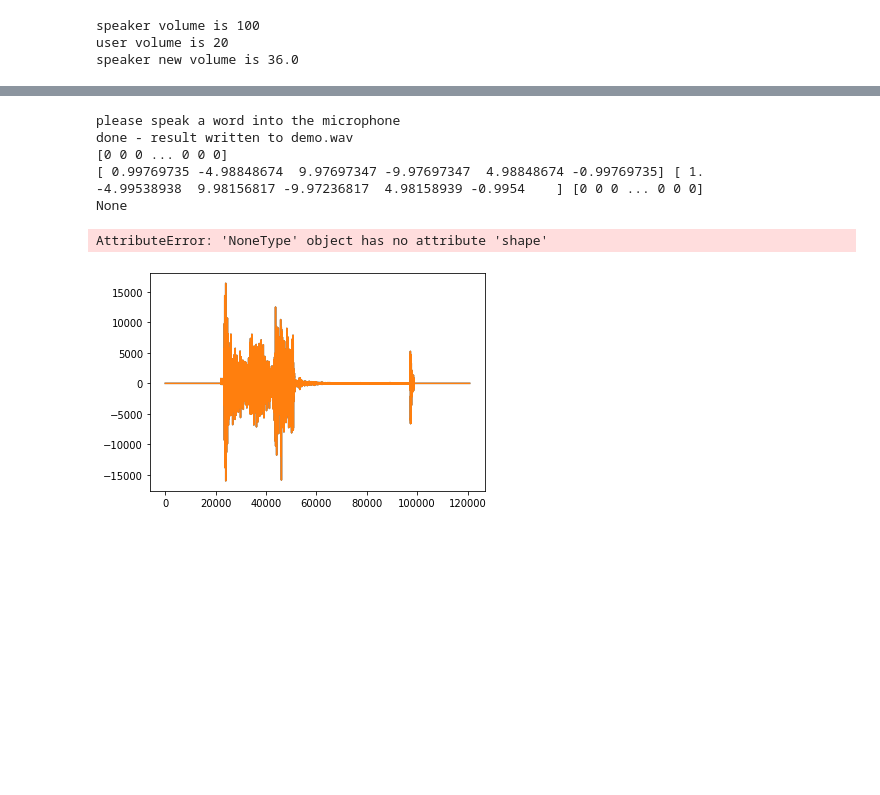
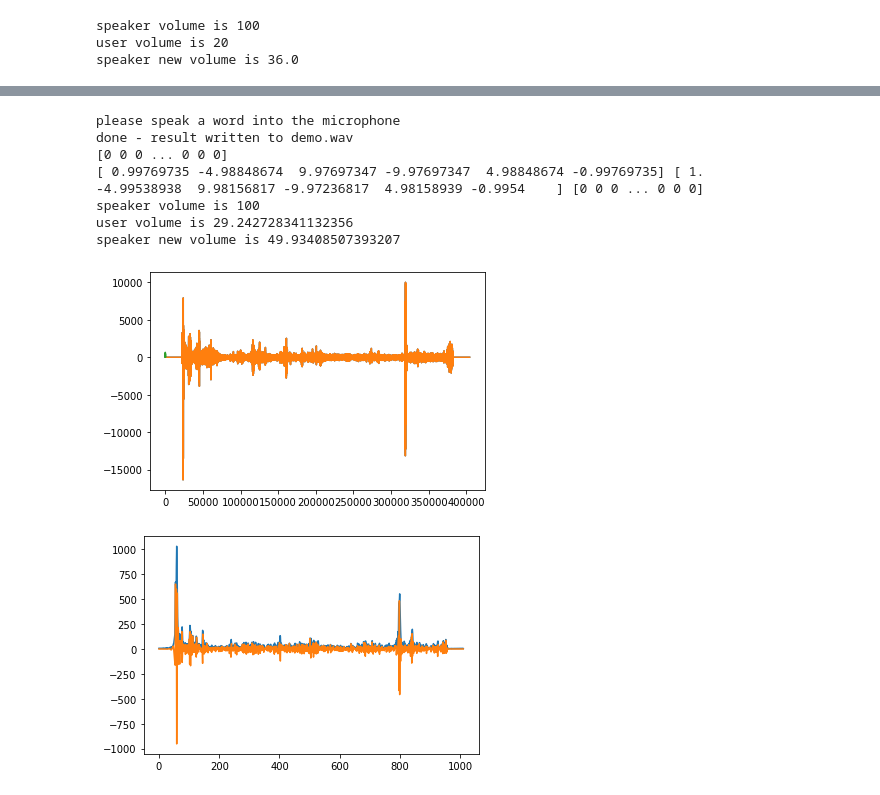
Before and after one commit to QuantumArjun/Emote-X, a Jupyter notebook: Loudness.ipynb, the cells around one changed output, grey strips where cells are left out. Saved outputs shown, nothing was run; the diff lists cells and outputs as text; code cells hidden in the pictures; blank space fills up the shorter version.

```diff
--- a/Loudness.ipynb
+++ b/Loudness.ipynb
@@ -228,6 +228,7 @@ def voice_input(voice_data):
     plt.plot(data)
     print(data)
     data = butter_highpass_filter(data, 10, fs)
+    return data
 
 def butter_highpass(cutoff, fs, order=5):
     nyq = 0.5 * fs
@@ -240,15 +241,17 @@ def butter_highpass_filter(data, cutoff, fs, order=5):
     print(b,a,data)
     y = signal.filtfilt(b, a, data)
     return y
-
+def remove_silence_from(amplitudes, threshold):
+    silenced = []
+    for x in amplitudes:
+        if x >= threshold:
+            silenced.append(x)
+    return silenced
 def get_loudness_stats(data):
     divided_data = data
-    print(divided_data)
-    print()
     # Average data to step size
     avg_step = 400
-    avg_data = np.mean(divided_data[:(len(divided_data.shape)//avg_step)*avg_step].reshape(-1,avg_step), axis=1)
-
+    avg_data = np.mean(divided_data[:(len(divided_data)//avg_step)*avg_step].reshape(-1,avg_step), axis=1)
     #apply envelope
     hilbert_transformed = np.abs(scipy.signal.hilbert(avg_data))
 
@@ -269,6 +272,3 @@ def get_loudness_stats(data):
     median = np.median(silenced)
 
     return mean, median
-# %%
-data = voice_input('demo.wav')
-type(data)
@@ -280,17 +282,19 @@ NoneType
 # %%
 
 if __name__ == '__main__':
     print("please speak a word into the microphone")
     record_to_file('demo.wav')
     print("done - result written to demo.wav")
     data = voice_input('demo.wav')
     new_volume = get_loudness_stats(data)
-    reply(new_volume)
+    reply(new_volume[1])
 # %% [output]
 please speak a word into the microphone
 done - result written to demo.wav
 [0 0 0 ... 0 0 0]
 [ 0.99769735 -4.98848674  9.97697347 -9.97697347  4.98848674 -0.99769735] [ 1.         -4.99538938  9.98156817 -9.97236817  4.98158939 -0.9954    ] [0 0 0 ... 0 0 0]
-None
+speaker volume is 100
+user volume is 29.242728341132356
+speaker new volume is 49.93408507393207
-AttributeError: 'NoneType' object has no attribute 'shape'
-[figure, old version]
+[figure, new version]
+[figure, added]
```
Also changed, not shown: parts of 2 cells of this notebook.
